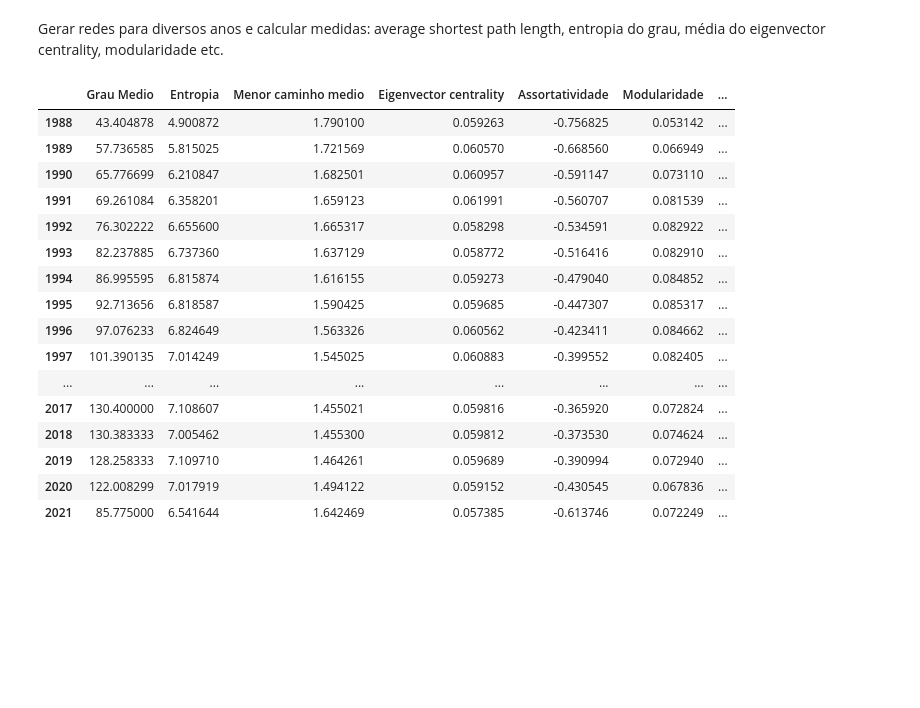
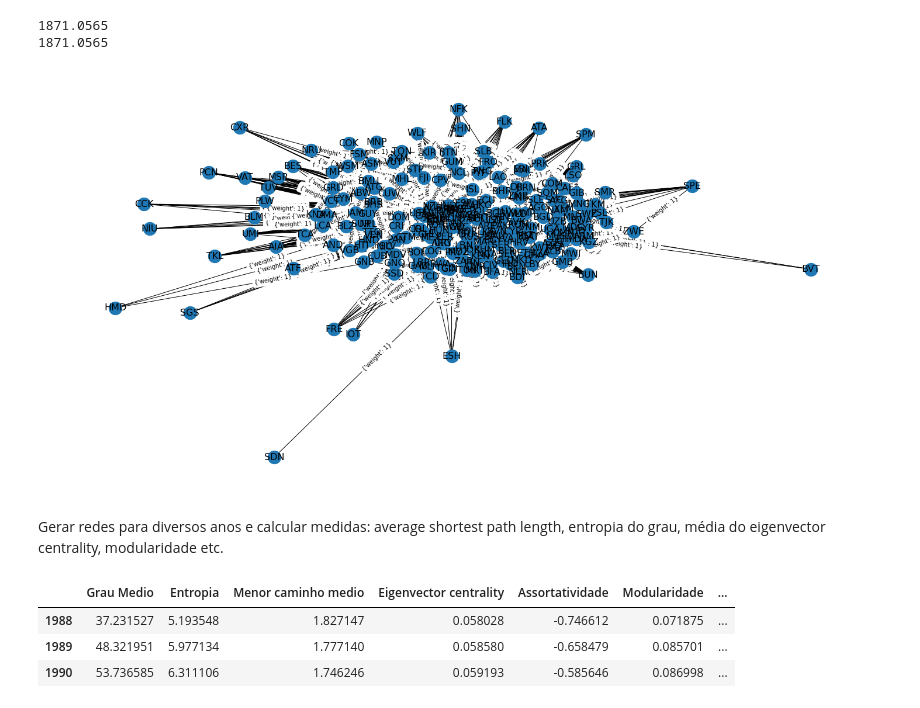
Before and after one commit to ImagineDogs/Crises_Economicas_Redes_Complexas, a Jupyter notebook: Projeto.ipynb, the cells around one changed output. Cells and saved outputs as stored; diff of their text form; code cells hidden in the pictures; blank space fills up the shorter version.

```diff
--- a/Projeto.ipynb
+++ b/Projeto.ipynb
@@ -37,12 +43,10 @@ def shannon_entropy(G):
             H = H - p*math.log(p, 2)
     return H
 # %%
-df = pd.read_csv('trade_1988_2021.csv')
-
 for year in df['Year'].unique():
-    dfyear = df.loc[df['Year'] == year]
-    dfyear[['ReporterISO3', 'PartnerISO3']].to_csv(f'RedesAnos/{year}.txt', sep=' ', index=False, header=False)
+    dfyear = df[df['Year'] == year]
+    dfyear[['ReporterISO3', 'PartnerISO3', 'TradeValue in 1000 USD']].to_csv(f'RedesAnos/{year}.txt', sep=' ', index=False, header=False)
 # %%
-G = nx.read_edgelist('RedesAnos/2020.txt')
+G = nx.read_edgelist('RedesAnos/2020.txt',data=(("weight", float),))
 # %%
 import matplotlib.pyplot as plt
@@ -55,11 +62,51 @@ plt.show(True)
+# %%
+weights = []
+for year in np.sort(df['Year'].unique()):
+    G = nx.read_edgelist(f'RedesAnos/{year}.txt',data=(("weight", float),))
+    for (u,v,w) in G.edges(data=True):
+        weights.append(w['weight'])
+
+
+min_weight = np.median(weights)
+print(np.median(weights))
+print(min_weight)
+
+# min_weight = 30000
+G = nx.read_edgelist('RedesAnos/2020.txt',data=(("weight", float),))
+Gnew = nx.Graph()
+for (u,v,w) in G.edges(data=True):
+    if w['weight'] > min_weight :
+        Gnew.add_edge(u, v, weight=1)
+G = Gnew
+# %% [output]
+1871.0565
+1871.0565
+# %%
+import matplotlib.pyplot as plt
+
+
+pos=nx.fruchterman_reingold_layout(G)
+plt.figure(figsize=(20, 10))
+nx.draw(G, with_labels = True, node_size=500, font_size=16, pos = pos)
+nx.draw_networkx_edge_labels(G, pos = pos)
+plt.show()
+# %% [output]
+[figure, added]
 # %% [markdown]
 Gerar redes para diversos anos e calcular medidas: average shortest path length,
 entropia do grau, média do eigenvector centrality, modularidade etc.
 # %%
 result = pd.DataFrame(columns = ['Grau Medio', 'Entropia', 'Menor caminho medio', 'Eigenvector centrality', 'Assortatividade', 'Modularidade', 'Closeness centrality', 'Diametro', 'Eficiencia Global'])
 medidas = []
+
 for year in np.sort(df['Year'].unique()):
-    G = nx.read_edgelist(f'RedesAnos/{year}.txt')
+    G = nx.read_edgelist(f'RedesAnos/{year}.txt',data=(("weight", float),))
+
+    Gnew = nx.Graph()
+    for (u,v,w) in G.edges(data=True):
+        if w['weight'] > min_weight :
+            Gnew.add_edge(u, v, weight=1)
+    G = Gnew
 
     avg_dg = momment(G, 1)
     entropy = shannon_entropy(G)
@@ -77,24 +124,10 @@ for year in np.sort(df['Year'].unique()):
     meds = [avg_dg, entropy, short_path, eign_mean, assortativity, mod, close, diameter, ef]
 
     result.loc[year] = meds
-    # medidas.append([year, meds])
 # %%
-result
+result.head(3)
 # %% [output]
 |  | Grau Medio | Entropia | Menor caminho medio | Eigenvector centrality | Assortatividade | Modularidade | ... |
-| 1988 | 43.404878 | 4.900872 | 1.790100 | 0.059263 | -0.756825 | 0.053142 | ... |
-| 1989 | 57.736585 | 5.815025 | 1.721569 | 0.060570 | -0.668560 | 0.066949 | ... |
-| 1990 | 65.776699 | 6.210847 | 1.682501 | 0.060957 | -0.591147 | 0.073110 | ... |
-| 1991 | 69.261084 | 6.358201 | 1.659123 | 0.061991 | -0.560707 | 0.081539 | ... |
-| 1992 | 76.302222 | 6.655600 | 1.665317 | 0.058298 | -0.534591 | 0.082922 | ... |
-| 1993 | 82.237885 | 6.737360 | 1.637129 | 0.058772 | -0.516416 | 0.082910 | ... |
-| 1994 | 86.995595 | 6.815874 | 1.616155 | 0.059273 | -0.479040 | 0.084852 | ... |
-| 1995 | 92.713656 | 6.818587 | 1.590425 | 0.059685 | -0.447307 | 0.085317 | ... |
-| 1996 | 97.076233 | 6.824649 | 1.563326 | 0.060562 | -0.423411 | 0.084662 | ... |
-| 1997 | 101.390135 | 7.014249 | 1.545025 | 0.060883 | -0.399552 | 0.082405 | ... |
-| ... | ... | ... | ... | ... | ... | ... | ... |
-| 2017 | 130.400000 | 7.108607 | 1.455021 | 0.059816 | -0.365920 | 0.072824 | ... |
-| 2018 | 130.383333 | 7.005462 | 1.455300 | 0.059812 | -0.373530 | 0.074624 | ... |
-| 2019 | 128.258333 | 7.109710 | 1.464261 | 0.059689 | -0.390994 | 0.072940 | ... |
-| 2020 | 122.008299 | 7.017919 | 1.494122 | 0.059152 | -0.430545 | 0.067836 | ... |
-| 2021 | 85.775000 | 6.541644 | 1.642469 | 0.057385 | -0.613746 | 0.072249 | ... |
+| 1988 | 37.231527 | 5.193548 | 1.827147 | 0.058028 | -0.746612 | 0.071875 | ... |
+| 1989 | 48.321951 | 5.977134 | 1.777140 | 0.058580 | -0.658479 | 0.085701 | ... |
+| 1990 | 53.736585 | 6.311106 | 1.746246 | 0.059193 | -0.585646 | 0.086998 | ... |
```
Also changed, not shown: parts of 3 cells of this notebook, 35 other files.
